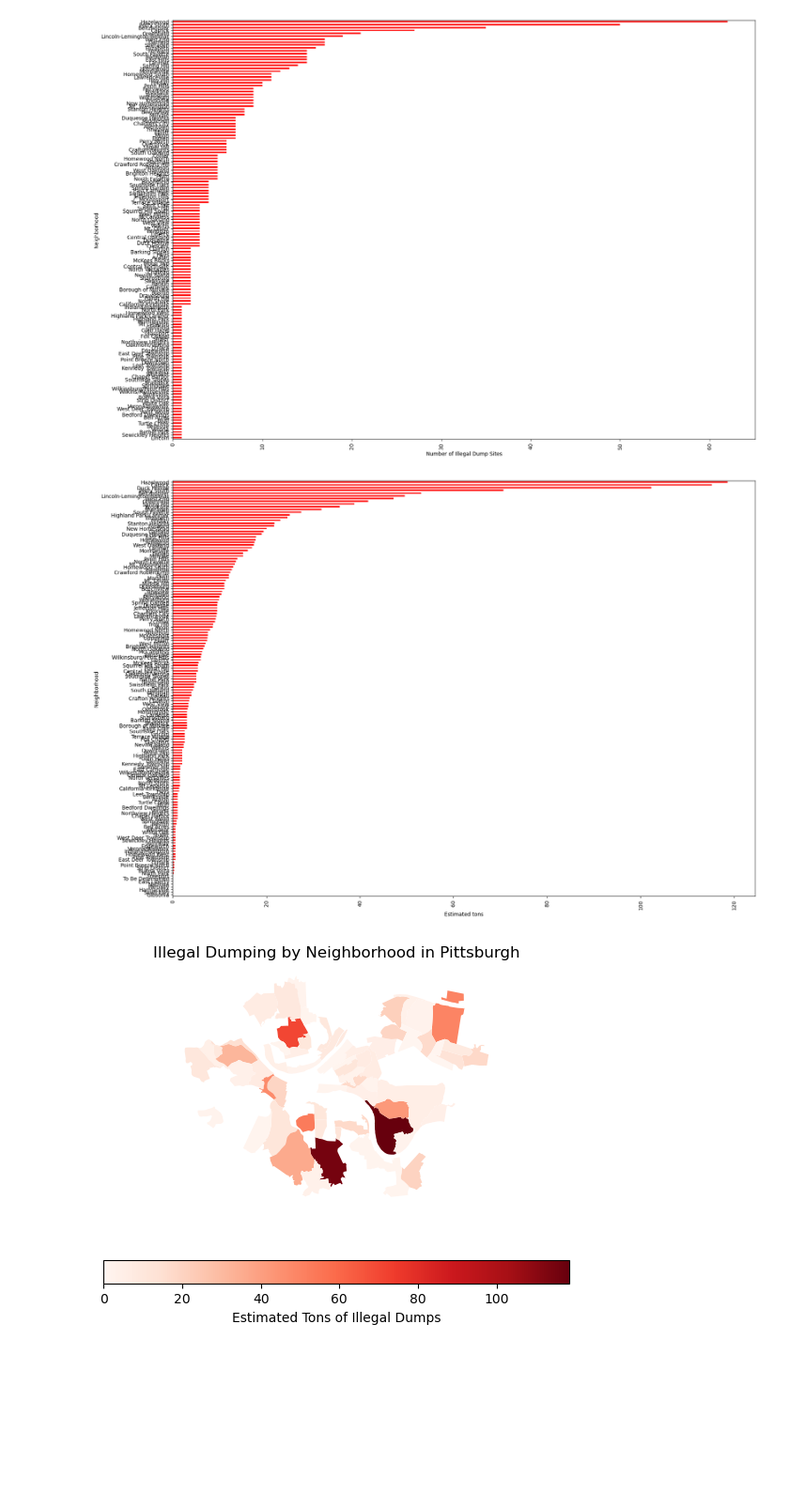
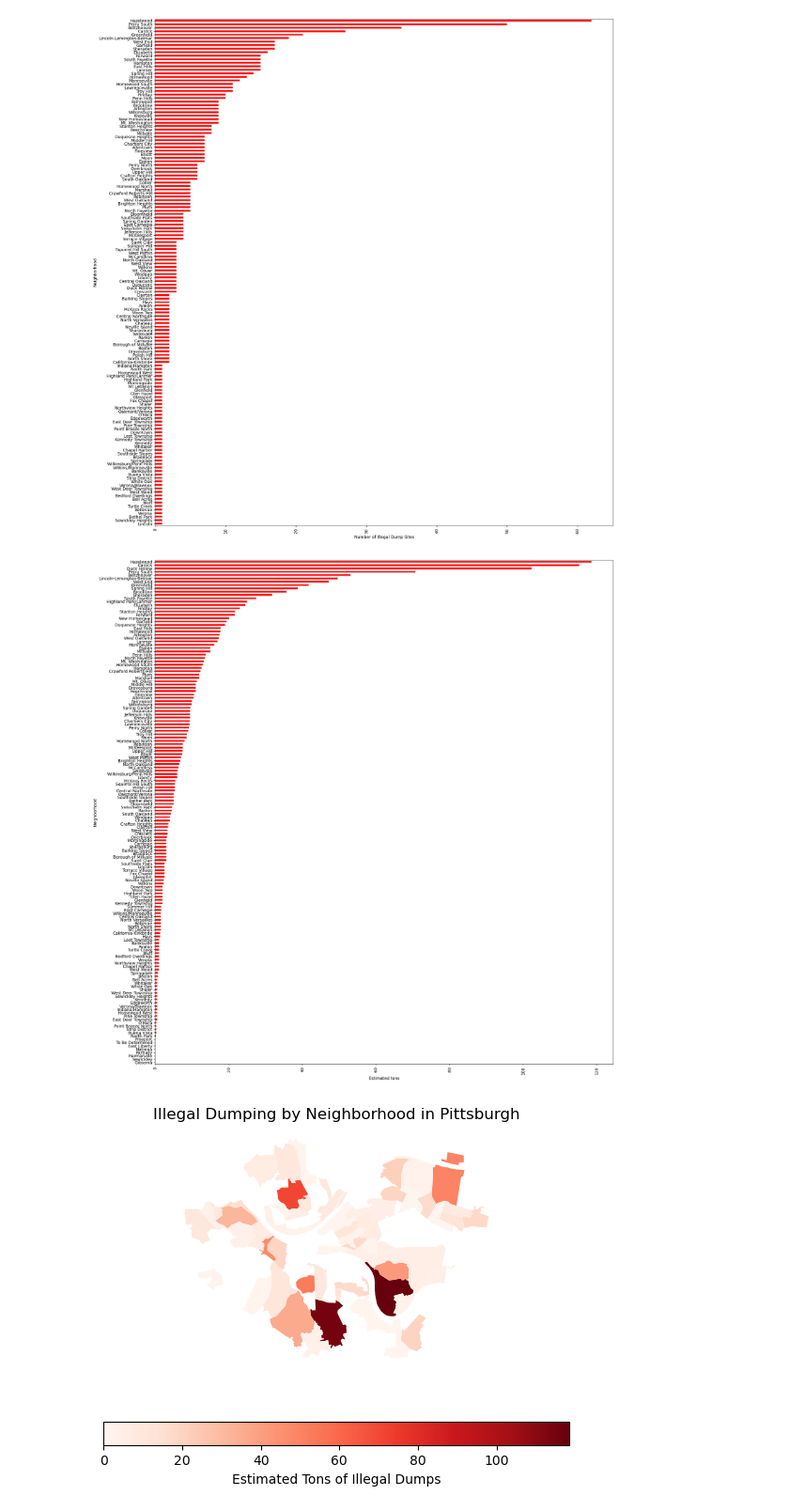
Before and after one commit to richardnewcomb/BigIdeasFinal, a Jupyter notebook: IllegalDumps.ipynb, the cells around one changed output. Shown at 94% size. Cells and saved outputs as stored; diff of their text form; code cells hidden in the pictures; blank space fills up the shorter version.

```diff
--- a/IllegalDumps.ipynb
+++ b/IllegalDumps.ipynb
@@ -15,25 +15,25 @@ dumps.head()
 # %%
 # find out what neighborhoods have the most illegal dump sites
 dumps['estimated_tons'] = pd.to_numeric(dumps['estimated_tons'], errors='coerce')
 query_mask = dumps['estimated_tons'] > 0
 illegal_dumps = dumps[query_mask]
 neighborhood_counts = illegal_dumps['Neighborhood'].value_counts()
 neighborhood_counts = neighborhood_counts.sort_values(ascending=True)
-plt.figure(figsize=(18,12))
+plt.figure(figsize=(18,18))
 neighborhood_counts.plot(kind='barh', color='red')
 plt.xlabel('Number of Illegal Dump Sites')
 plt.ylabel('Neighborhood')
 plt.xticks(rotation=90)
 plt.tight_layout()
 plt.show()
 # %% [output]
-[figure, old version]
+[figure, new version]
 # %%
 # find out what neighborhoods have the most illegaly dumped stuff
 
 weights = dumps.groupby('Neighborhood')['estimated_tons'].sum()
 weights = weights.sort_values(ascending=True)
-plt.figure(figsize=(18,12))
+plt.figure(figsize=(18,18))
 weights.plot(kind='barh', color='red')
 plt.xlabel('Estimated tons')
 plt.ylabel('Neighborhood')
@@ -41,7 +41,7 @@ plt.xticks(rotation=90)
 plt.tight_layout()
 plt.show()
 # %% [output]
-[figure, old version]
+[figure, new version]
 # %%
 # see where has the highest average estimated tons
 # %%
```
Also changed, not shown: parts of 1 cell of this notebook.
